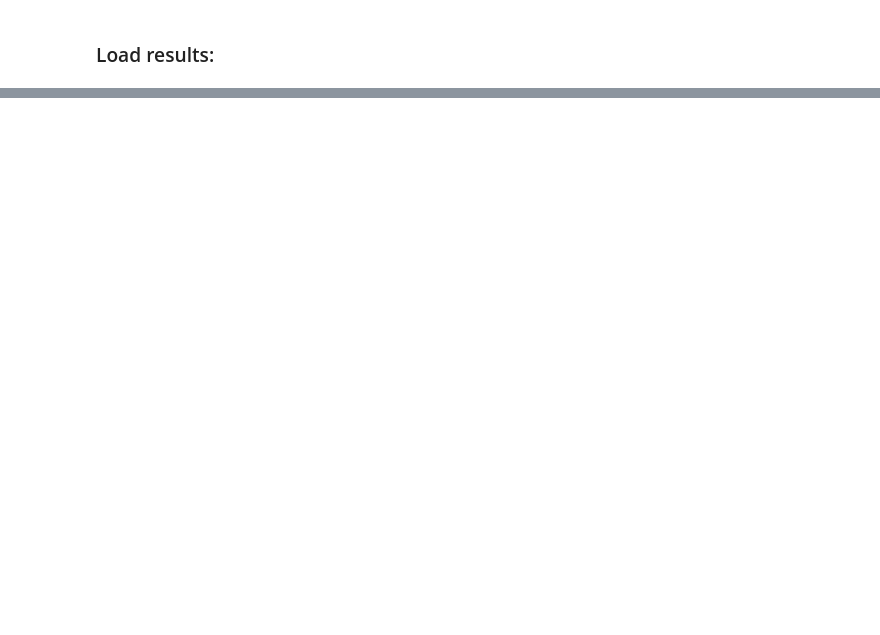
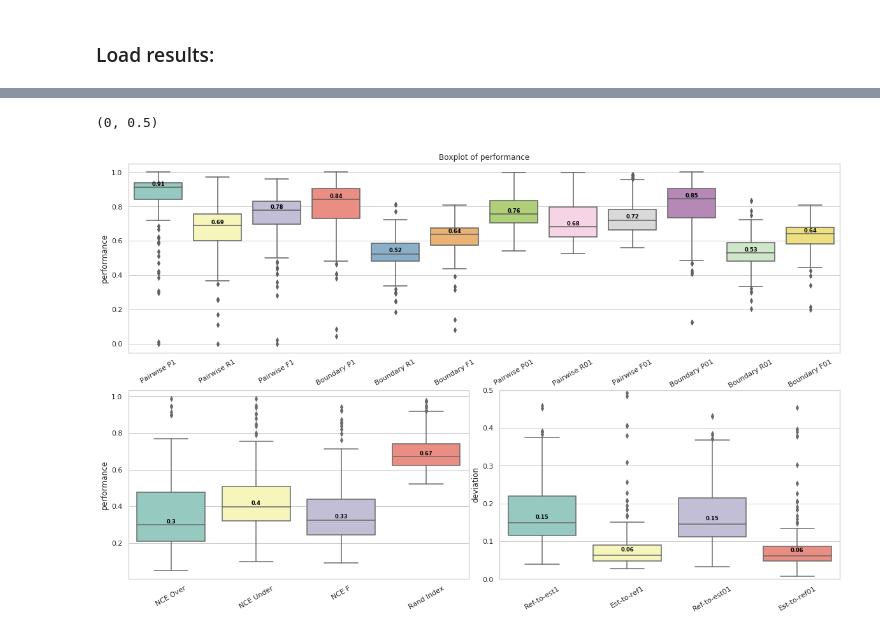
Before and after one commit to beiciliang/sustain-pedal-detection, a Jupyter notebook: 3. piece-wise detection.ipynb, the cells around one changed output, grey strips where cells are left out. Saved outputs shown, nothing was run; the diff lists cells and outputs as text; code cells hidden in the pictures; blank space fills up the shorter version.

Commit message:
load and plot result

```diff
--- a/3. piece-wise detection.ipynb
+++ b/3. piece-wise detection.ipynb
@@ -622,25 +506,59 @@ print("Est-to-ref deviation: {0:.4f}".format(sum(testresult_tracks.e2r_deviation
 # %%
 import seaborn as sns
-fig, ax = plt.subplots()
+plt.figure(figsize=(20,12))
+ax1 = plt.subplot2grid((2, 4), (0, 0), colspan=4)
 sns.set(style="whitegrid", palette='Set3')
 column_names_toplot = ['p1_frm', 'r1_frm', 'f1_frm',
                        'p1_sbr', 'r1_sbr', 'f1_sbr',
                        'p_pairwise', 'r_pairwise', 'f_pairwise',
                        'p01_sbr', 'r01_sbr', 'f01_sbr']
 ax_sns = sns.boxplot(data=testresult_tracks, order=column_names_toplot)
-ax.set_xticklabels(['Pairwise P1', 'Pairwise R1', 'Pairwise F1',
-                    'Boundary P1', 'Boundary R1', 'Boundary F1',
-                    'Pairwise P01', 'Pairwise R01', 'Pairwise F01',
-                    'Boundary P01', 'Boundary R01', 'Boundary F01'])
+ax1.set_xticklabels(['Pairwise P1', 'Pairwise R1', 'Pairwise F1',
+                     'Boundary P1', 'Boundary R1', 'Boundary F1',
+                     'Pairwise P01', 'Pairwise R01', 'Pairwise F01',
+                     'Boundary P01', 'Boundary R01', 'Boundary F01'])
 plt.xticks(rotation=30)
+medians = testresult_tracks[column_names_toplot].median().values
+median_labels = [str(np.round(s,2)) for s in medians]
+pos = range(len(median_labels))
+for tick in pos:
+    ax_sns.text(pos[tick], medians[tick]+0.01, median_labels[tick],
+                horizontalalignment='center', size='x-small', color='black', weight='semibold')
+# plt.xlabel("type")
+plt.ylabel("performance")
+plt.title("Boxplot of performance")
+
+ax2 = plt.subplot2grid((2, 4), (1, 0), colspan=2)
+sns.set(style="whitegrid", palette='Set3')
+column_names_toplot = ['nce_over', 'nce_under', 'nce_f', 'rand_index']
+ax_sns = sns.boxplot(data=testresult_tracks, order=column_names_toplot)
 
 medians = testresult_tracks[column_names_toplot].median().values
 median_labels = [str(np.round(s,2)) for s in medians]
 pos = range(len(median_labels))
 for tick in pos:
-    ax_sns.text(pos[tick], medians[tick], median_labels[tick],
+    ax_sns.text(pos[tick], medians[tick]+0.01, median_labels[tick],
                 horizontalalignment='center', size='x-small', color='black', weight='semibold')
+ax2.set_xticklabels(['NCE Over', 'NCE Under', 'NCE F', 'Rand Index'])
+plt.xticks(rotation=30)
+plt.ylabel("performance")
 
-# plt.xlabel("type")
-plt.ylabel("performance")
-plt.title("Boxplot of performance")
+ax3 = plt.subplot2grid((2, 4), (1, 2), colspan=2)
+sns.set(style="whitegrid", palette='Set3')
+column_names_toplot = ['r2e_deviation1', 'e2r_deviation1',
+                       'r2e_deviation01', 'e2r_deviation01']
+ax_sns = sns.boxplot(data=testresult_tracks, order=column_names_toplot)
+
+medians = testresult_tracks[column_names_toplot].median().values
+median_labels = [str(np.round(s,2)) for s in medians]
+pos = range(len(median_labels))
+for tick in pos:
+    ax_sns.text(pos[tick], medians[tick]+0.01, median_labels[tick],
+                horizontalalignment='center', size='x-small', color='black', weight='semibold')
+ax3.set_xticklabels(['Ref-to-est1', 'Est-to-ref1', 'Ref-to-est01', 'Est-to-ref01'])
+plt.xticks(rotation=30)
+plt.ylabel("deviation")
+plt.ylim([0,0.5])
+# %% [output]
+(0, 0.5)
+[figure, added]
```
Also changed, not shown: parts of 5 cells of this notebook.
